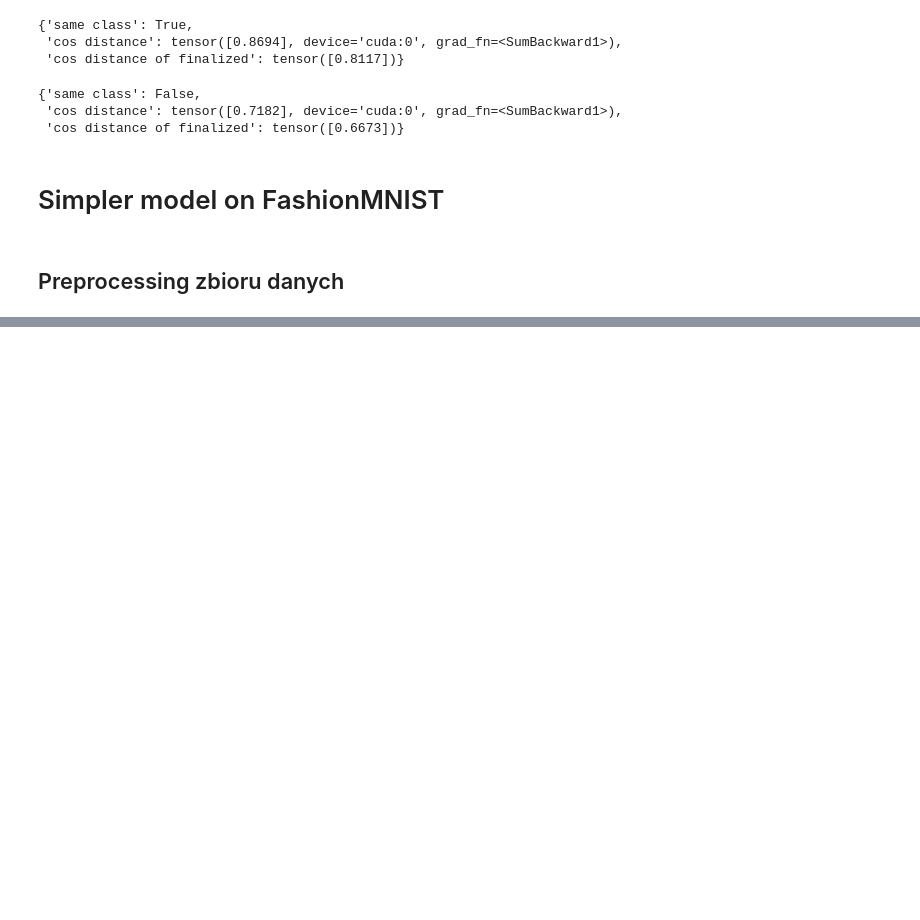
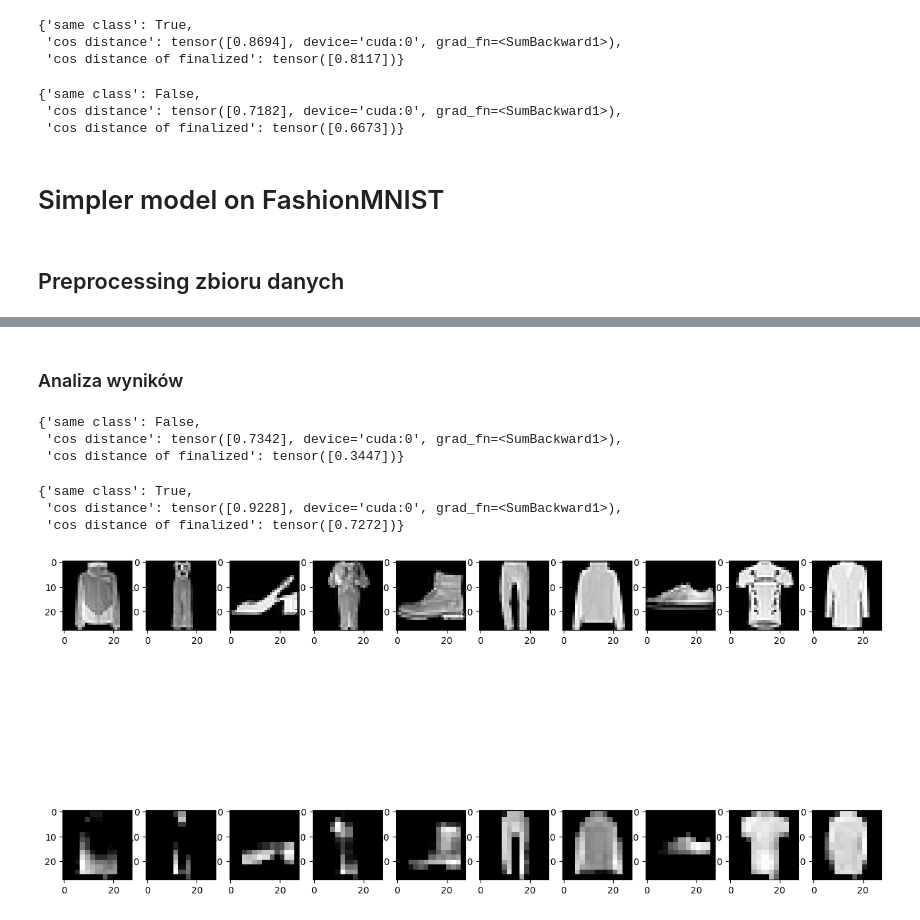
Before and after one commit to ukic/Cryptography, a Jupyter notebook: Krypto_projekt.ipynb, the cells around one changed output, grey strips where cells are left out. Cells and saved outputs as stored; diff of their text form; code cells hidden in the pictures; blank space fills up the shorter version.

```diff
--- a/Krypto_projekt.ipynb
+++ b/Krypto_projekt.ipynb
@@ -720,0 +709,24 @@ tensor([[6.7099e-01, 9.4159e-01, 9.9782e-01, 2.7793e-01, 5.7110e-05, 9.9836e-01,
+# %%
+def train(model, train_loader, criterion, optimizer, epochs=5):
+    model.train()
+    for epoch in range(epochs):
+        running_loss = 0.0
+        for i, data in enumerate(train_loader, 0):
+            inputs, labels = data
+            inputs, labels = inputs.to(device), labels.to(device)
+            optimizer.zero_grad()
+            outputs = model(inputs)
+            loss = criterion(outputs, inputs)
+            loss.backward()
+            optimizer.step()
+            running_loss += loss.item()
+            if i % 10 == 9:
+                print(f'[{epoch + 1}, {i + 1}] loss: {running_loss / 1000}')
+                running_loss = 0.0
+# %%
+MNIST_hashNet = MNISTHashNet(ENCODING_LENGTH).to(device)
+
+MNIST_hashNet.train()
+criterion = torch.nn.L1Loss()
+optimizer = torch.optim.Adam(MNIST_hashNet.parameters(), lr=0.001)
+train(MNIST_hashNet, fmnist_trainloader, criterion, optimizer, epochs=10)
@@ -720,0 +751,37 @@ tensor([[6.7099e-01, 9.4159e-01, 9.9782e-01, 2.7793e-01, 5.7110e-05, 9.9836e-01,
+# %% [markdown]
+### Analiza wyników
+# %%
+compare(MNIST_hashNet, fmnist_train, 11, 12)
+# %% [output]
+{'same class': False,
+ 'cos distance': tensor([0.7342], device='cuda:0', grad_fn=<SumBackward1>),
+ 'cos distance of finalized': tensor([0.3447])}
+# %%
+compare(MNIST_hashNet, fmnist_train, 11, 150)
+# %% [output]
+{'same class': True,
+ 'cos distance': tensor([0.9228], device='cuda:0', grad_fn=<SumBackward1>),
+ 'cos distance of finalized': tensor([0.7272])}
+# %%
+plt.rcParams["figure.figsize"] = [16, 9]
+def compare_with_reconstructions(trainset, hashNet, dogs_set=True):
+    fig, ax = plt.subplots(2, 10)
+
+    random_imgs = random.sample(range(len(trainset)), 10)
+
+    hashNet.train()
+    for i, idx in enumerate(random_imgs):
+        img = trainset[idx][0]
+        img = img[None, :, :, :]
+        img = img.to(device)
+        decoded = hashNet(img)
+        decoded = torch.squeeze(decoded)
+
+        ax[0][i].imshow(trainset[idx][0].permute(1, 2, 0), cmap='gray')
+        ax[1][i].imshow(decoded.cpu().detach().numpy(), cmap='gray')
+
+    plt.show()
+
+compare_with_reconstructions(fmnist_train, MNIST_hashNet)
+# %% [output]
+[figure, added]
```
Also changed, not shown: parts of 19 cells of this notebook.
